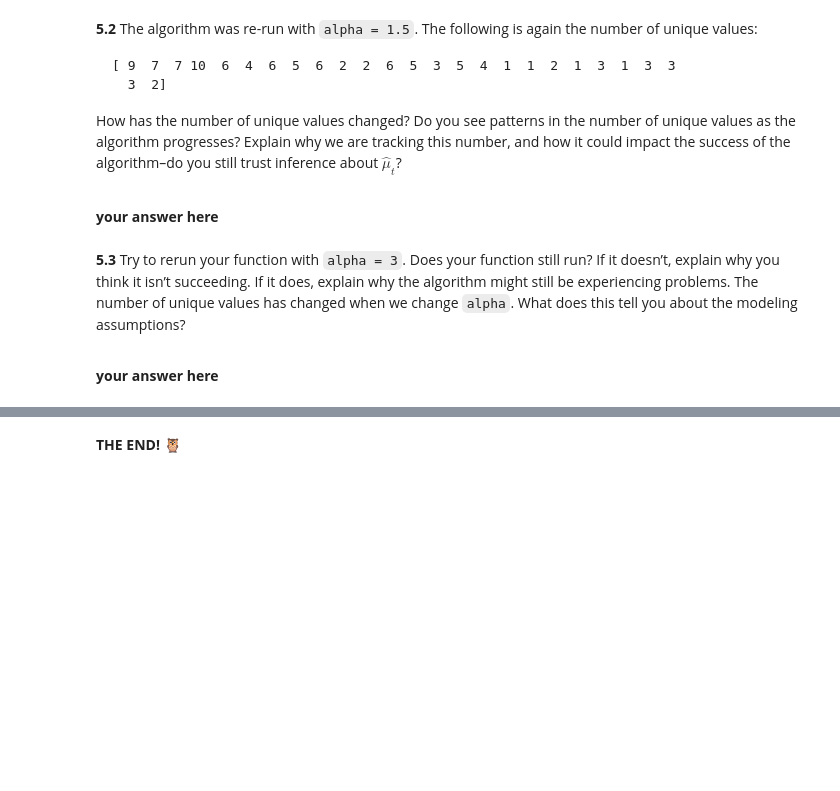
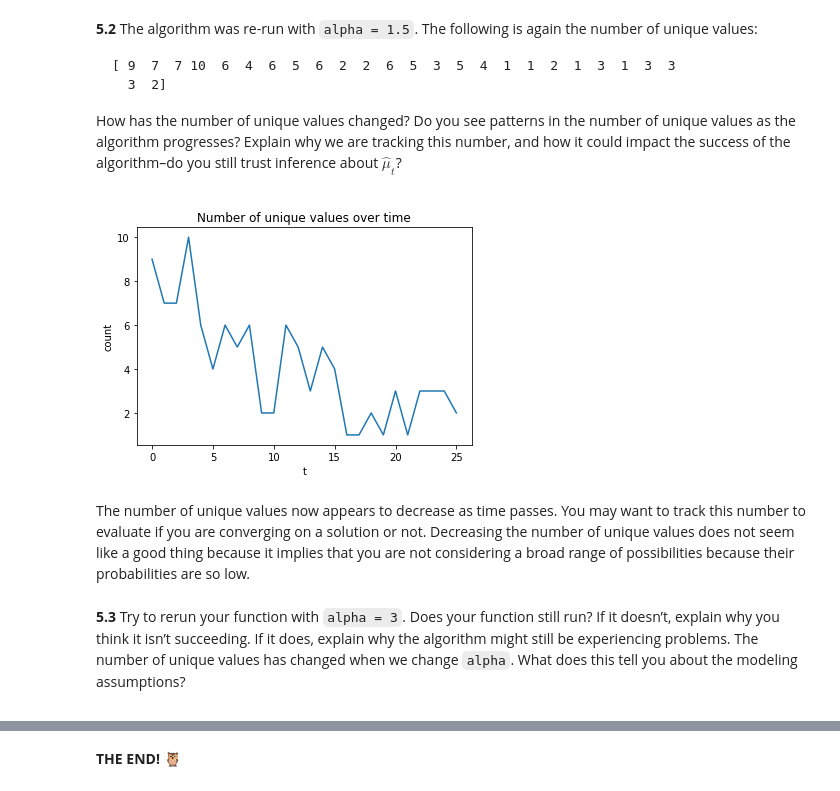
Before and after one commit to sebvargo/cs209b_hw2, a Jupyter notebook: ac209b_hw2/ac209b_hw2.ipynb, the cells around one changed output, grey strips where cells are left out. Drawn from its saved outputs; the diff is of its cells as text; code cells hidden in the pictures; blank space fills up the shorter version.

```diff
--- a/ac209b_hw2/ac209b_hw2.ipynb
+++ b/ac209b_hw2/ac209b_hw2.ipynb
@@ -516,13 +528,21 @@ How has the number of unique values changed? Do you see patterns in the number o
 
 
 </div>
-# %% [markdown]
-**your answer here**
+# %%
+uniques = [ 9, 7, 7,10, 6, 4, 6, 5, 6, 2, 2, 6, 5, 3, 5, 4, 1, 1, 2, 1, 3, 1, 3, 3,  3, 2]
+t = np.arange(len(uniques))
+plt.plot(t, uniques)
+plt.title('Number of unique values over time')
+plt.ylabel('count')
+plt.xlabel('t')
+plt.show()
+# %% [output]
+[figure, added]
+# %% [markdown]
+The number of unique values now appears to decrease as time passes. You may want to track this number to evaluate if you are converging on a solution or not. Decreasing the number of unique values does not seem like a good thing because it implies that you are not considering a broad range of possibilities because their probabilities are so low.
 # %% [markdown]
 <div class='exercise-r'>
 
 **5.3**  Try to rerun your function with `alpha = 3`. Does your function still run? If it doesn’t, explain why you think it isn’t succeeding. If it does, explain why the algorithm might still be experiencing problems. The number of unique values has changed when we change `alpha`. What does this tell you about the modeling assumptions?
 
 </div>
-# %% [markdown]
-**your answer here**
```
Also changed, not shown: parts of 8 cells of this notebook.
